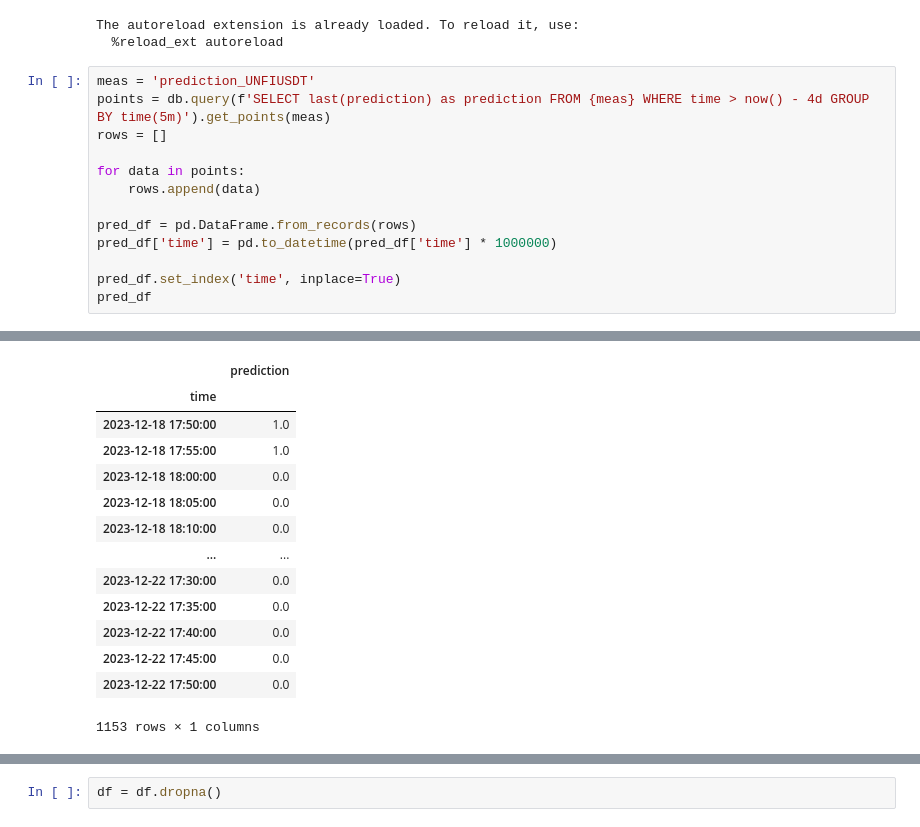
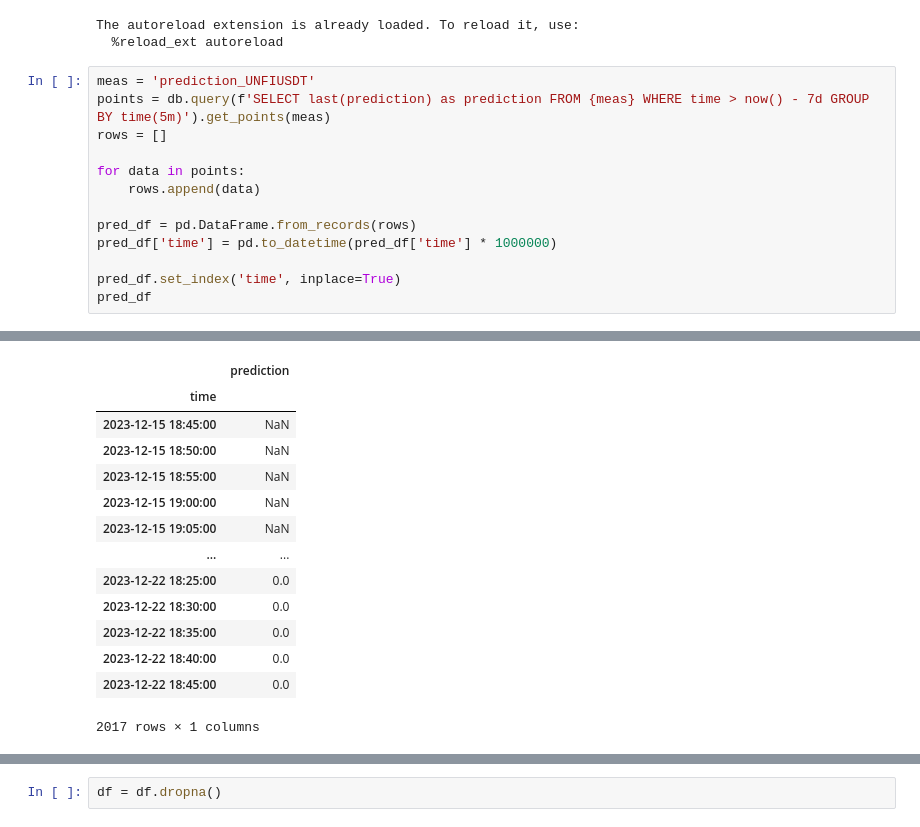
Before and after one commit to joliveros/exchange-data, a Jupyter notebook: notebooks/Predictions PNL.ipynb, the cells around one changed output, grey strips where cells are left out. Drawn from its saved outputs; the diff is of its cells as text.

```diff
--- a/notebooks/Predictions PNL.ipynb
+++ b/notebooks/Predictions PNL.ipynb
@@ -42,7 +42,7 @@ The autoreload extension is already loaded. To reload it, use:
   %reload_ext autoreload
 # %%
 meas = 'prediction_UNFIUSDT'
-points = db.query(f'SELECT last(prediction) as prediction FROM {meas} WHERE time > now() - 4d GROUP BY time(5m)').get_points(meas)
+points = db.query(f'SELECT last(prediction) as prediction FROM {meas} WHERE time > now() - 7d GROUP BY time(5m)').get_points(meas)
 rows = []
 
 for data in points:
@@ -58,16 +58,16 @@ pred_df
 |  | prediction |
 | time |  |
-| 2023-12-18 17:50:00 | 1.0 |
-| 2023-12-18 17:55:00 | 1.0 |
-| 2023-12-18 18:00:00 | 0.0 |
-| 2023-12-18 18:05:00 | 0.0 |
-| 2023-12-18 18:10:00 | 0.0 |
+| 2023-12-15 18:45:00 | NaN |
+| 2023-12-15 18:50:00 | NaN |
+| 2023-12-15 18:55:00 | NaN |
+| 2023-12-15 19:00:00 | NaN |
+| 2023-12-15 19:05:00 | NaN |
 | ... | ... |
-| 2023-12-22 17:30:00 | 0.0 |
-| 2023-12-22 17:35:00 | 0.0 |
-| 2023-12-22 17:40:00 | 0.0 |
-| 2023-12-22 17:45:00 | 0.0 |
-| 2023-12-22 17:50:00 | 0.0 |
+| 2023-12-22 18:25:00 | 0.0 |
+| 2023-12-22 18:30:00 | 0.0 |
+| 2023-12-22 18:35:00 | 0.0 |
+| 2023-12-22 18:40:00 | 0.0 |
+| 2023-12-22 18:45:00 | 0.0 |
-1153 rows × 1 columns
+2017 rows × 1 columns
 # %%
 meas = 'UNFIUSDT_OrderBookFrame'
```
Also changed, not shown: parts of 4 cells of this notebook, 1 other file.
